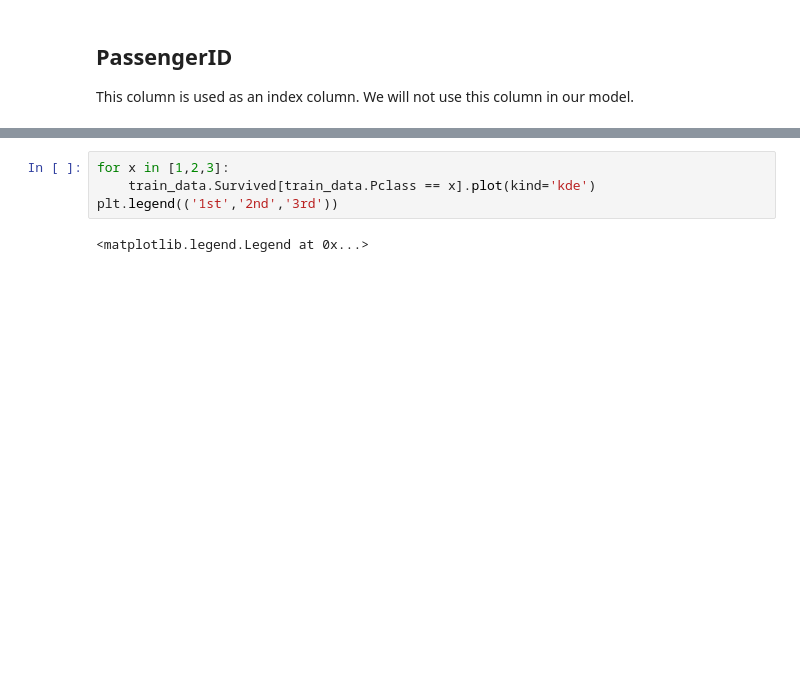
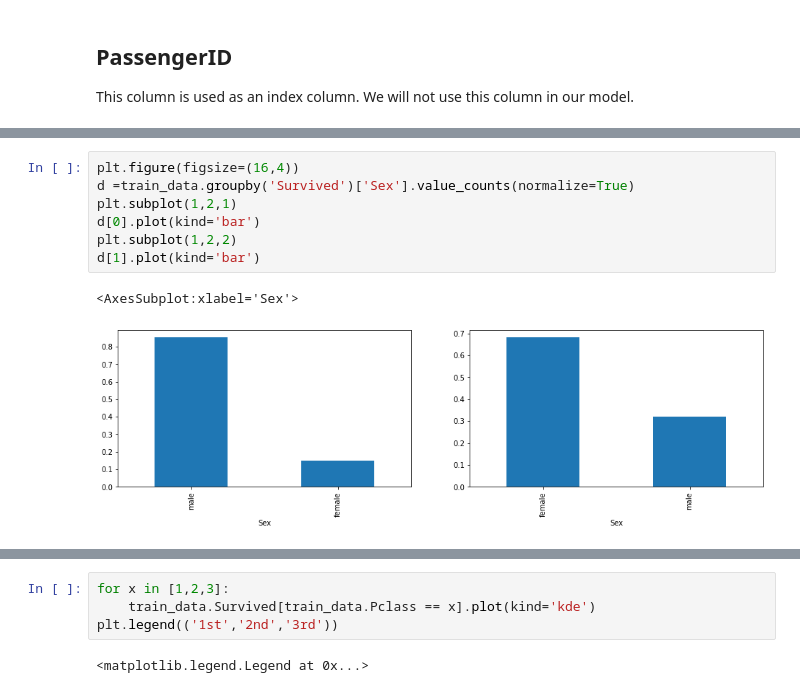
Before and after one commit to bperry555/kaggle, a Jupyter notebook: titanic/titanic.ipynb, the cells around one changed output, grey strips where cells are left out. Drawn from its saved outputs; the diff is of its cells as text; blank space fills up the shorter version.

```diff
--- a/titanic/titanic.ipynb
+++ b/titanic/titanic.ipynb
@@ -160,0 +194,10 @@ y_train = train_data['Survived']
+# %%
+plt.figure(figsize=(16,4))
+d =train_data.groupby('Survived')['Sex'].value_counts(normalize=True)
+plt.subplot(1,2,1)
+d[0].plot(kind='bar')
+plt.subplot(1,2,2)
+d[1].plot(kind='bar')
+# %% [output]
+<AxesSubplot:xlabel='Sex'>
+[figure, added]
```
Also changed, not shown: parts of 44 cells of this notebook.
